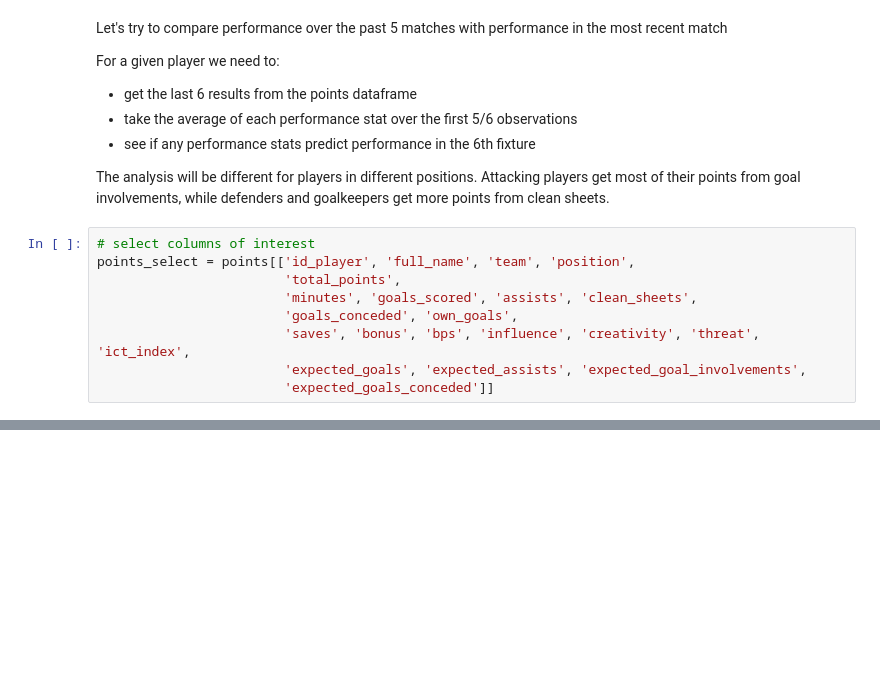
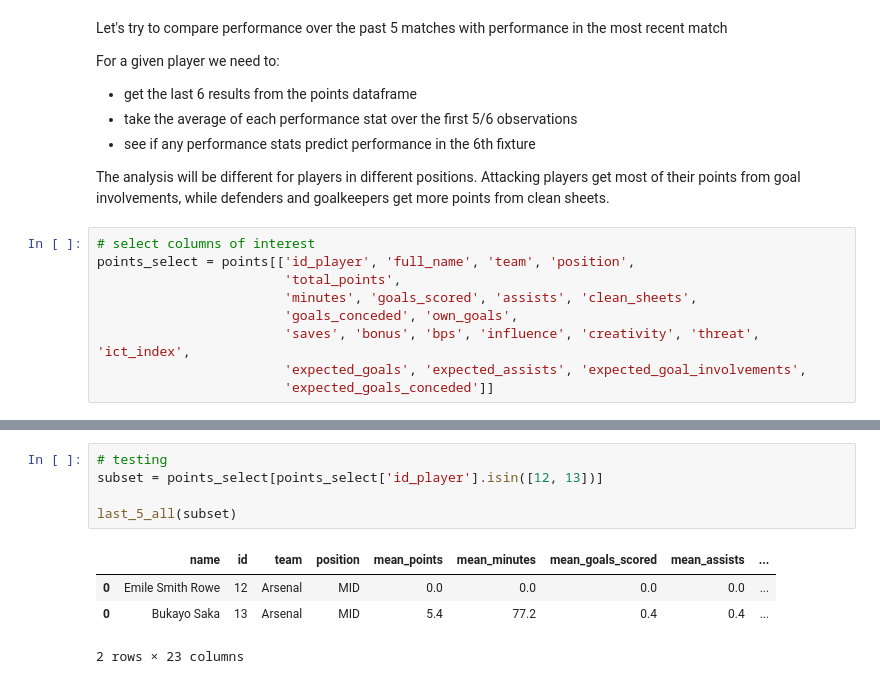
Before and after one commit to hakkd/predictFPL, a Jupyter notebook: EPL_plyr_perform_last_5.ipynb, the cells around one changed output, grey strips where cells are left out. Drawn from its saved outputs; the diff is of its cells as text; blank space fills up the shorter version.

```diff
--- a/EPL_plyr_perform_last_5.ipynb
+++ b/EPL_plyr_perform_last_5.ipynb
@@ -378,0 +397,10 @@ last_5_player(points_select, 13)
+# %%
+# testing
+subset = points_select[points_select['id_player'].isin([12, 13])]
+
+last_5_all(subset)
+# %% [output]
+|  | name | id | team | position | mean_points | mean_minutes | mean_goals_scored | mean_assists | ... |
+| 0 | Emile Smith Rowe | 12 | Arsenal | MID | 0.0 | 0.0 | 0.0 | 0.0 | ... |
+| 0 | Bukayo Saka | 13 | Arsenal | MID | 5.4 | 77.2 | 0.4 | 0.4 | ... |
+2 rows × 23 columns
```
Also changed, not shown: parts of 5 cells of this notebook.
